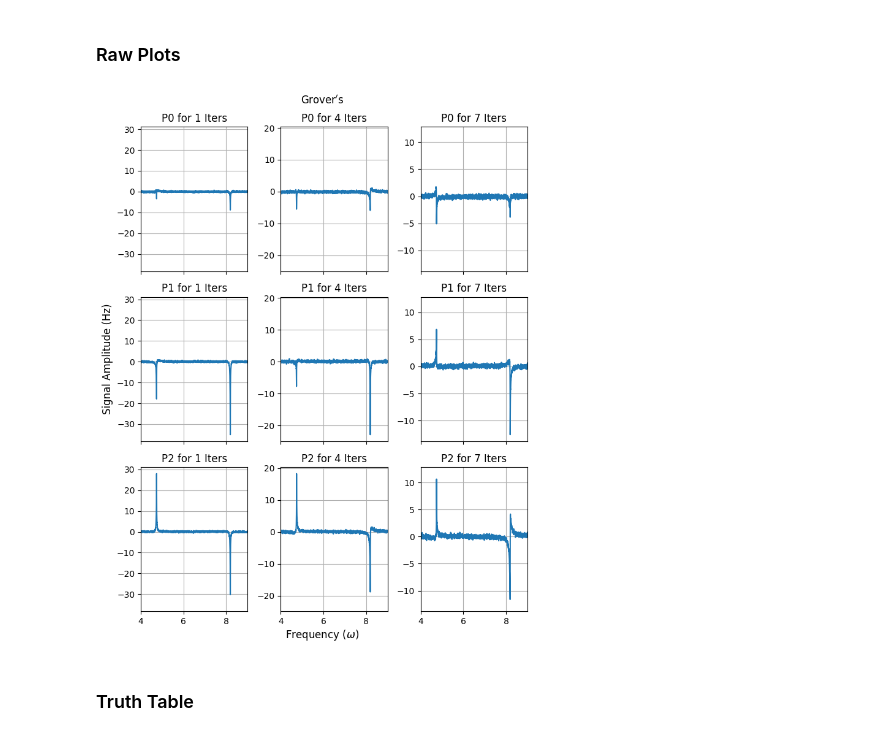
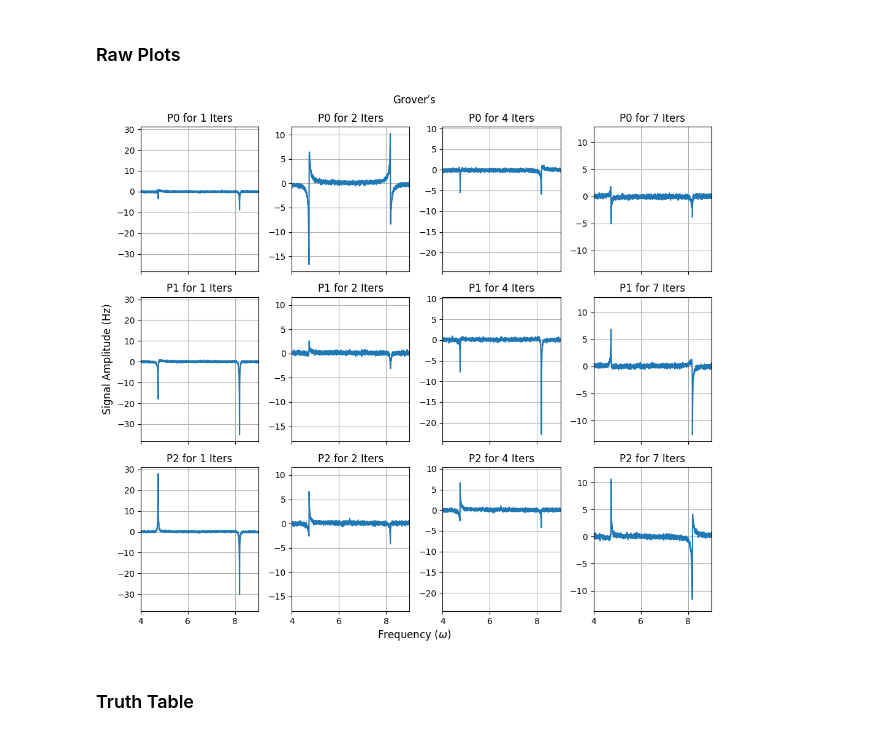
Before and after one commit to shashankd95/ApproximateToffoli, a Jupyter notebook: NMR_Algorithms.ipynb, the cells around one changed output. Drawn from its saved outputs; the diff is of its cells as text; code cells hidden in the pictures.

```diff
--- a/NMR_Algorithms.ipynb
+++ b/NMR_Algorithms.ipynb
@@ -1042,9 +1198,9 @@ plt.show()
 # %% [markdown]
 ### Raw Plots
 # %%
-P0_G3_1 = pd.read_csv("/Users/shashank/Documents/Grover_s/Iter_1/P0_Grover3_Iter1.csv", header = None)
-P1_G3_1 = pd.read_csv("/Users/shashank/Documents/Grover_s/Iter_1/P1_Grover3_Iter1.csv", header = None)
-P2_G3_1 = pd.read_csv("/Users/shashank/Documents/Grover_s/Iter_1/P2_Grover3_Iter1.csv", header = None)
+P0_G3_1 = pd.read_csv("/workspaces/PrelabSimulations/NMR Lab Data/Grover_s/Iter_1/P0_Grover3_Iter1.csv", header = None)
+P1_G3_1 = pd.read_csv("/workspaces/PrelabSimulations/NMR Lab Data/Grover_s/Iter_1/P1_Grover3_Iter1.csv", header = None)
+P2_G3_1 = pd.read_csv("/workspaces/PrelabSimulations/NMR Lab Data/Grover_s/Iter_1/P2_Grover3_Iter1.csv", header = None)
 
 freq_P0_G3_1 = np.array(P0_G3_1.iloc[:,0])
 spec_P0_G3_1 = np.array(P0_G3_1.iloc[:,1])
@@ -1055,9 +1211,22 @@ spec_P1_G3_1 = np.array(P1_G3_1.iloc[:,1])
 freq_P2_G3_1 = np.array(P2_G3_1.iloc[:,0])
 spec_P2_G3_1 = np.array(P2_G3_1.iloc[:,1])
 
-P0_G3_4 = pd.read_csv("/Users/shashank/Documents/Grover_s/Iter_4/P0_Grover3_Iter4.csv", header = None)
-P1_G3_4 = pd.read_csv("/Users/shashank/Documents/Grover_s/Iter_4/P1_Grover3_Iter4.csv", header = None)
-P2_G3_4 = pd.read_csv("/Users/shashank/Documents/Grover_s/Iter_4/P2_Grover3_Iter4.csv", header = None)
+P0_G3_2 = pd.read_csv("/workspaces/PrelabSimulations/NMR Lab Data/Grover_s/Iter_2/P0_Grover3_Iter2.csv", header = None)
+P1_G3_2 = pd.read_csv("/workspaces/PrelabSimulations/NMR Lab Data/Grover_s/Iter_2/P1_Grover3_Iter2.csv", header = None)
+P2_G3_2 = pd.read_csv("/workspaces/PrelabSimulations/NMR Lab Data/Grover_s/Iter_2/P2_Grover3_Iter2.csv", header = None)
+
+freq_P0_G3_2 = np.array(P0_G3_2.iloc[:,0])
+spec_P0_G3_2 = np.array(P0_G3_2.iloc[:,1])
+
+freq_P1_G3_2 = np.array(P1_G3_2.iloc[:,0])
+spec_P1_G3_2 = np.array(P1_G3_2.iloc[:,1])
+
+freq_P2_G3_2 = np.array(P2_G3_2.iloc[:,0])
+spec_P2_G3_2 = np.array(P2_G3_2.iloc[:,1])
+
+P0_G3_4 = pd.read_csv("/workspaces/PrelabSimulations/NMR Lab Data/Grover_s/Iter_4/P0_Grover3_Iter4.csv", header = None)
+P1_G3_4 = pd.read_csv("/workspaces/PrelabSimulations/NMR Lab Data/Grover_s/Iter_4/P1_Grover3_Iter4.csv", header = None)
+P2_G3_4 = pd.read_csv("/workspaces/PrelabSimulations/NMR Lab Data/Grover_s/Iter_2/P2_Grover3_Iter2.csv", header = None)
 
 freq_P0_G3_4 = np.array(P0_G3_4.iloc[:,0])
 spec_P0_G3_4 = np.array(P0_G3_4.iloc[:,1])
@@ -1068,9 +1237,9 @@ spec_P1_G3_4 = np.array(P1_G3_4.iloc[:,1])
 freq_P2_G3_4 = np.array(P2_G3_4.iloc[:,0])
 spec_P2_G3_4 = np.array(P2_G3_4.iloc[:,1])
 
-P0_G3_7 = pd.read_csv("/Users/shashank/Documents/Grover_s/Iter_7/P0_Grover3_Iter7.csv", header = None)
-P1_G3_7 = pd.read_csv("/Users/shashank/Documents/Grover_s/Iter_7/P1_Grover3_Iter7.csv", header = None)
-P2_G3_7 = pd.read_csv("/Users/shashank/Documents/Grover_s/Iter_7/P2_Grover3_Iter7.csv", header = None)
+P0_G3_7 = pd.read_csv("/workspaces/PrelabSimulations/NMR Lab Data/Grover_s/Iter_7/P0_Grover3_Iter7.csv", header = None)
+P1_G3_7 = pd.read_csv("/workspaces/PrelabSimulations/NMR Lab Data/Grover_s/Iter_7/P1_Grover3_Iter7.csv", header = None)
+P2_G3_7 = pd.read_csv("/workspaces/PrelabSimulations/NMR Lab Data/Grover_s/Iter_7/P2_Grover3_Iter7.csv", header = None)
 
 freq_P0_G3_7 = np.array(P0_G3_7.iloc[:,0])
 spec_P0_G3_7 = np.array(P0_G3_7.iloc[:,1])
@@ -1083,47 +1252,58 @@ spec_P2_G3_7 = np.array(P2_G3_7.iloc[:,1])
 
 loc_P0_G3_1, int_P0_G3_1  = integrator(freq_P0_G3_1 , spec_P0_G3_1, 3, 9)
 loc_P1_G3_1, int_P1_G3_1  = integrator(freq_P1_G3_1 , spec_P1_G3_1, 3, 9)
 loc_P2_G3_1, int_P2_G3_1  = integrator(freq_P2_G3_1 , spec_P2_G3_1, 3, 9)
 
+loc_P0_G3_2, int_P0_G3_2  = integrator(freq_P0_G3_2 , spec_P0_G3_2, 3, 9, 0.8)
+loc_P1_G3_2, int_P1_G3_2  = integrator(freq_P1_G3_2 , spec_P1_G3_2, 3, 9, 0.8)
+loc_P2_G3_2, int_P2_G3_2  = integrator(freq_P2_G3_2 , spec_P2_G3_2, 3, 9, 0.8)
+
 loc_P0_G3_4, int_P0_G3_4  = integrator(freq_P0_G3_4 , spec_P0_G3_4, 3, 9, 0.6)
 loc_P1_G3_4, int_P1_G3_4  = integrator(freq_P1_G3_4 , spec_P1_G3_4, 3, 9, 0.4)
 loc_P2_G3_4, int_P2_G3_4 =  integrator(freq_P2_G3_4 , spec_P2_G3_4, 3, 9, 0.6)
 
 loc_P0_G3_7, int_P0_G3_7  = integrator(freq_P0_G3_7 , spec_P0_G3_7, 3, 9, 0.6)
 loc_P1_G3_7, int_P1_G3_7  = integrator(freq_P1_G3_7 , spec_P1_G3_7, 3, 9, 0.4)
 loc_P2_G3_7, int_P2_G3_7 =  integrator(freq_P2_G3_7 , spec_P2_G3_7, 3, 9, 0.8)
 
 plt.rcParams['axes.grid'] = True
-fig, ax = plt.subplots(3, 3, sharey = 'col', sharex = 'all', figsize = (7,9))
+fig, ax = plt.subplots(3, 4, sharey = 'col', sharex = 'all', figsize = (10,9))
 fig.suptitle('Grover$\'$s', fontsize=12)
 ax[0,0].set_xlim(4, 9)
 ax[0,0].plot(freq_P0_G3_1, spec_P0_G3_1)
 ax[0,0].title.set_text("P0 for 1 Iters")
 ax[1,0].plot(freq_P1_G3_1, spec_P1_G3_1)
 ax[1,0].title.set_text("P1 for 1 Iters")
 ax[2,0].plot(freq_P2_G3_1, spec_P2_G3_1)
 ax[2,0].title.set_text("P2 for 1 Iters")
 
-ax[0,1].plot(freq_P0_G3_4, spec_P0_G3_4)
-ax[0,1].title.set_text("P0 for 4 Iters")
-ax[1,1].plot(freq_P1_G3_4, spec_P1_G3_4)
-ax[1,1].title.set_text("P1 for 4 Iters")
-ax[2,1].plot(freq_P2_G3_4, spec_P2_G3_4)
-ax[2,1].title.set_text("P2 for 4 Iters")
+ax[0,1].plot(freq_P0_G3_2, spec_P0_G3_2)
+ax[0,1].title.set_text("P0 for 2 Iters")
+ax[1,1].plot(freq_P1_G3_2, spec_P1_G3_2)
+ax[1,1].title.set_text("P1 for 2 Iters")
+ax[2,1].plot(freq_P2_G3_2, spec_P2_G3_2)
+ax[2,1].title.set_text("P2 for 2 Iters")
 
-ax[0,2].plot(freq_P0_G3_7, spec_P0_G3_7)
-ax[0,2].title.set_text("P0 for 7 Iters")
-ax[1,2].plot(freq_P1_G3_7, spec_P1_G3_7)
-ax[1,2].title.set_text("P1 for 7 Iters")
-ax[2,2].plot(freq_P2_G3_7, spec_P2_G3_7)
-ax[2,2].title.set_text("P2 for 7 Iters")
+ax[0,2].plot(freq_P0_G3_4, spec_P0_G3_4)
+ax[0,2].title.set_text("P0 for 4 Iters")
+ax[1,2].plot(freq_P1_G3_4, spec_P1_G3_4)
+ax[1,2].title.set_text("P1 for 4 Iters")
+ax[2,2].plot(freq_P2_G3_4, spec_P2_G3_4)
+ax[2,2].title.set_text("P2 for 4 Iters")
+
+ax[0,3].plot(freq_P0_G3_7, spec_P0_G3_7)
+ax[0,3].title.set_text("P0 for 7 Iters")
+ax[1,3].plot(freq_P1_G3_7, spec_P1_G3_7)
+ax[1,3].title.set_text("P1 for 7 Iters")
+ax[2,3].plot(freq_P2_G3_7, spec_P2_G3_7)
+ax[2,3].title.set_text("P2 for 7 Iters")
 
 fig.text(0.5, 0, 'Frequency ($\omega$)', ha='center', va='center', fontsize = 12)
 fig.text(0, 0.5, 'Signal Amplitude (Hz)', ha='center', va='center', rotation='vertical', fontsize = 12)
 fig.tight_layout()
 plt.show()
 # %% [output]
-[figure, old version]
+[figure, new version]
 # %% [markdown]
 ### Truth Table
 # %%
```
Also changed, not shown: parts of 18 cells of this notebook.
